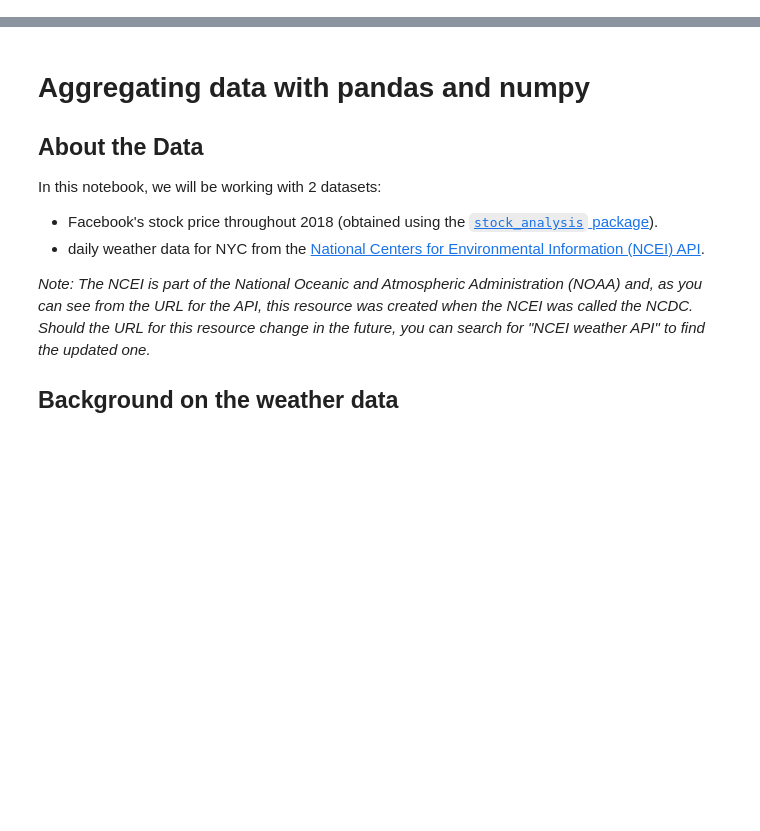
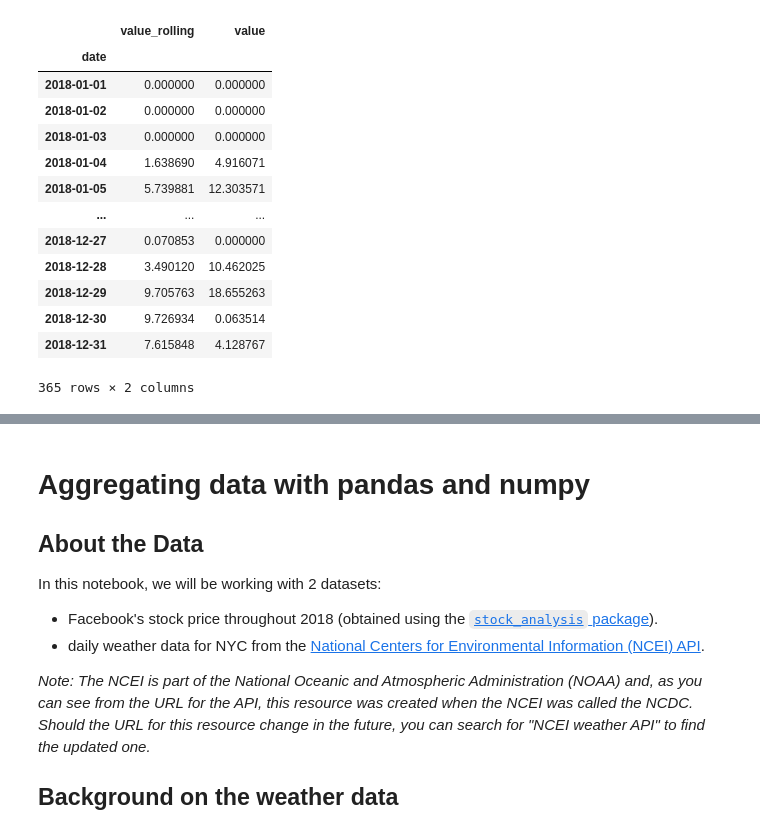
Before and after one commit to Lee-geonwu/class_ai4ml, a Jupyter notebook: week5/3-aggregations.ipynb, the cells around one changed output, grey strips where cells are left out. Saved outputs shown, nothing was run; the diff lists cells and outputs as text; code cells hidden in the pictures; blank space fills up the shorter version.

```diff
--- a/week5/3-aggregations.ipynb
+++ b/week5/3-aggregations.ipynb
@@ -1,2 +1,8 @@
 # %% [markdown]
 <a href="https://colab.research.google.com/github/Lee-geonwu/class_ai4ml/blob/main/week5/3-aggregations.ipynb" target="_parent"><img src="https://colab.research.google.com/assets/colab-badge.svg" alt="Open In Colab"/></a>
+# %%
+### Tasks for today 2
+### Practice ch4 2, 3 codes
+### Find which quarter had the most rain from the daily precipitation data.
+dp = weather.query('datatype == "PRCP"').groupby(level=0).mean()
+dp.groupby(pd.Grouper(freq="Q")).sum().value.nlargest()
@@ -2,0 +87,18 @@
+# %%
+### Calculate rolling 3day mean precipitation
+dp.rolling('3D').mean().join(dp, lsuffix = "_rolling")
+# %% [output]
+|  | value_rolling | value |
+| date |  |  |
+| 2018-01-01 | 0.000000 | 0.000000 |
+| 2018-01-02 | 0.000000 | 0.000000 |
+| 2018-01-03 | 0.000000 | 0.000000 |
+| 2018-01-04 | 1.638690 | 4.916071 |
+| 2018-01-05 | 5.739881 | 12.303571 |
+| ... | ... | ... |
+| 2018-12-27 | 0.070853 | 0.000000 |
+| 2018-12-28 | 3.490120 | 10.462025 |
+| 2018-12-29 | 9.705763 | 18.655263 |
+| 2018-12-30 | 9.726934 | 0.063514 |
+| 2018-12-31 | 7.615848 | 4.128767 |
+365 rows × 2 columns
```
Also changed, not shown: parts of 7 cells of this notebook.
